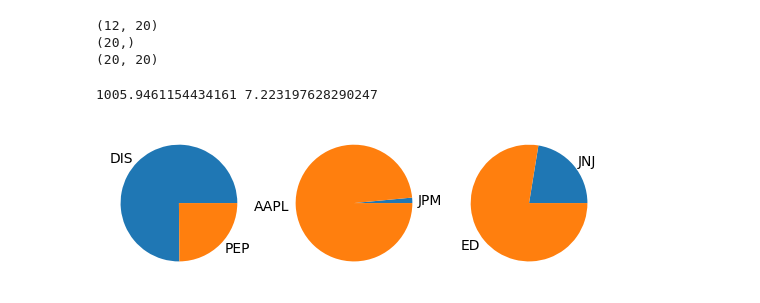
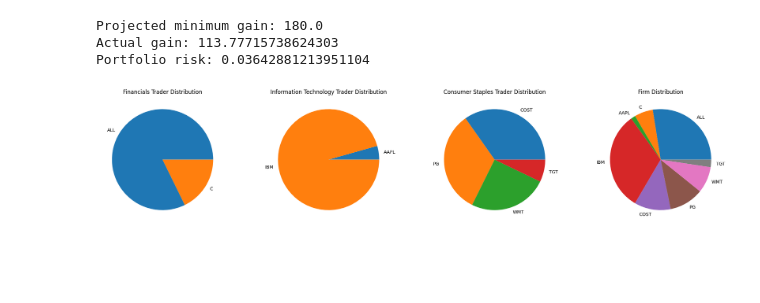
Before and after one commit to jason-cai123/thesis, a Jupyter notebook: source/driver.ipynb, the cells around one changed output. Saved outputs shown, nothing was run; the diff lists cells and outputs as text; code cells hidden in the pictures; blank space fills up the shorter version.

Commit message:
Using a custom equity prices database, cleanup of formulation

```diff
--- a/source/driver.ipynb
+++ b/source/driver.ipynb
@@ -22,47 +63,45 @@ strategies[2] = list(sectors["sector"].apply(lambda x: 1 if x == "Health Care" o
+# %%
+subset_start_date = "2010-01-01"
+subset_date = "2012-12-31"
+
+subset_prices = full_prices.loc[subset_start_date:subset_date]
+subset_returns = subset_prices.pct_change(1).iloc[1:, :]
+
+training_returns = subset_returns.iloc[:-1,:]
+test_returns = subset_returns.iloc[-1,:]
 # %%
-hist_returns = prices.pct_change(1).iloc[1:, :]
-r = gmean(hist_returns + 1) -1
-Q = np.cov(hist_returns.T)
+r = gmean(training_returns + 1) -1
+Q = np.cov(training_returns.T)
 
-print(hist_returns.shape)
-print(r.shape)
-print(Q.shape)
+assert r.shape == (n,)
+assert Q.shape == (n,n)
-# %% [output]
-(12, 20)
-(20,)
-(20, 20)
 # %%
-B = [8000, 1000, 1000]
-V = [0.03, 0.05, 0.04]
+B = np.array([8000, 1000, 1000])
+V = np.array([0.02, 0.01, 0.01])
+
 overall_holdings = np.zeros(n)
 total = 0
 
-fig, ax = plt.subplots(nrows=1, ncols=3)
+portfolio = {}
 
 for i in range(3):
-    x = MVO(r, Q, V[i], strategies[i])
+    x = followers_MVO(r, Q, V[i], strategies[i])
 
-    for j in range(len(x)):
-        if x[j] < 0.01:
-            x[j] = 0
-
-    new_x = []
-    new_tickers = []
-
-    for index, weight in enumerate(x):
-        if weight:
-            new_x.append(weight)
-            new_tickers.append(tickers[index])
-
-    plt.subplot(1, 3, i+1)
-    plt.pie(new_x, labels=new_tickers)
-
+    portfolio[i] = {tickers[index]:weight for index, weight in enumerate(x) if weight}
     overall_holdings += (B[i]*x)
 
-total_gain = R.T @ overall_holdings
-c = (overall_holdings @ Q @ overall_holdings)/sum(B)
+projected_gain = sum(B*V)
+actual_gain = test_returns.T @ overall_holdings
 
-print(total_gain, c)
+risk = (overall_holdings @ Q @ overall_holdings)/(sum(B)**2)
+
+print(f"Projected minimum gain: {projected_gain}")
+print(f"Actual gain: {actual_gain}")
+print(f"Portfolio risk: {risk}")
+
+plot_portfolios(portfolio)
 # %% [output]
-1005.9461154434161 7.223197628290247
+Projected minimum gain: 180.0
+Actual gain: 113.77715738624303
+Portfolio risk: 0.03642881213951104
-[figure, old version]
+[figure, new version]
```
Also changed, not shown: parts of 7 cells of this notebook, 5 other files.
